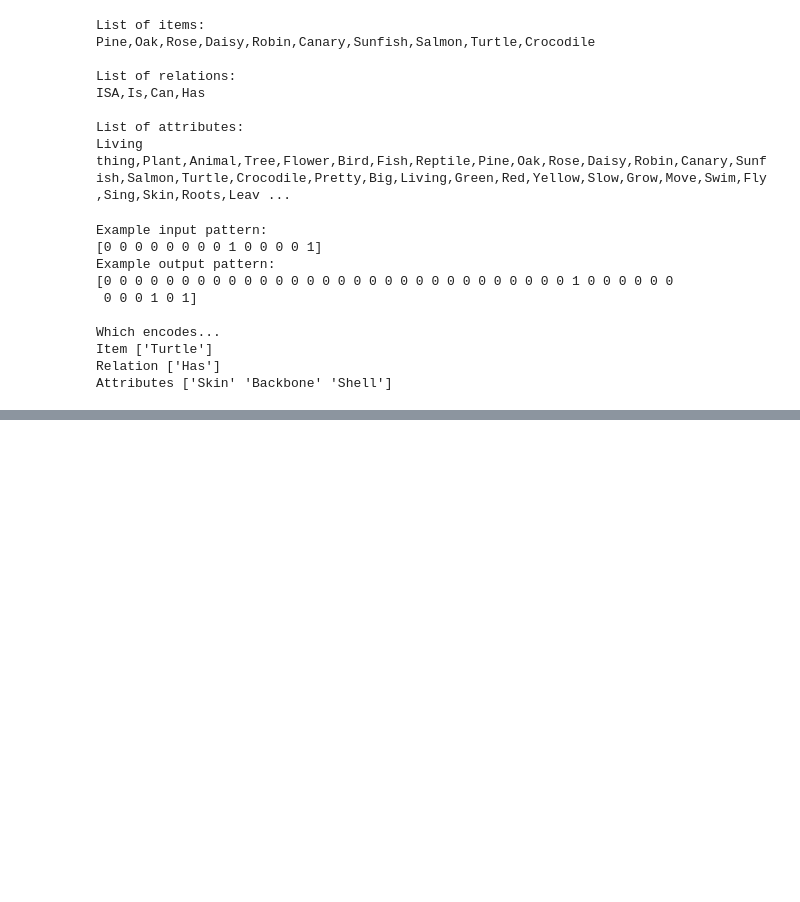
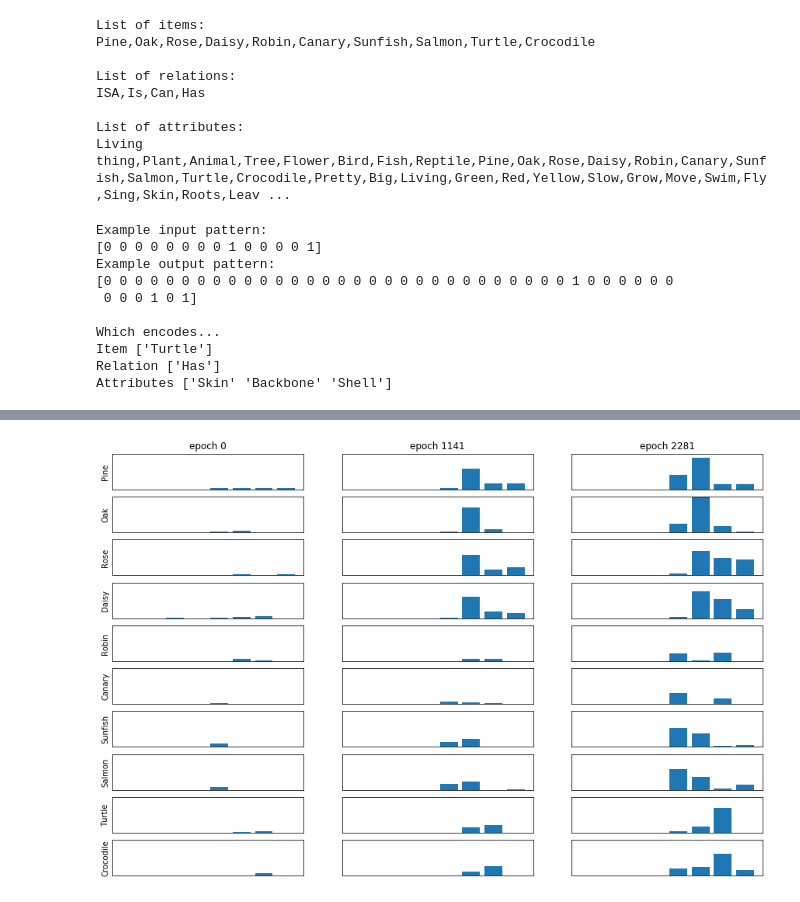
Before and after one commit to petersim1/CCM_Final_Project, a Jupyter notebook: Model_Training.ipynb, the cells around one changed output, grey strips where cells are left out. Cells and saved outputs as stored; diff of their text form; code cells hidden in the pictures; blank space fills up the shorter version.

```diff
--- a/Model_Training.ipynb
+++ b/Model_Training.ipynb
@@ -312,0 +340,4 @@ plt.show()
+# %%
+plot_rep(plot_option=3,rep_layer=rep_layer) # There are 3 plot options I created.
+# %% [output]
+[figure, added]
```
Also changed, not shown: parts of 13 cells of this notebook, 5 other files.
